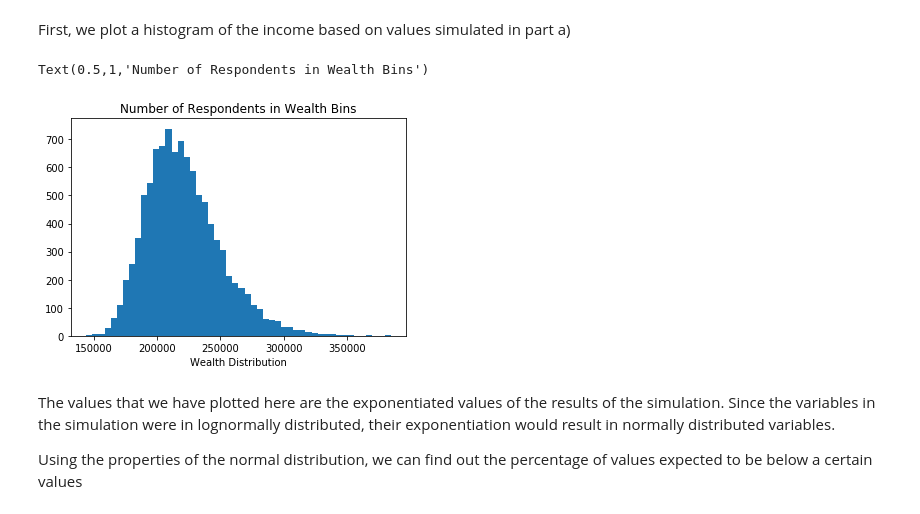
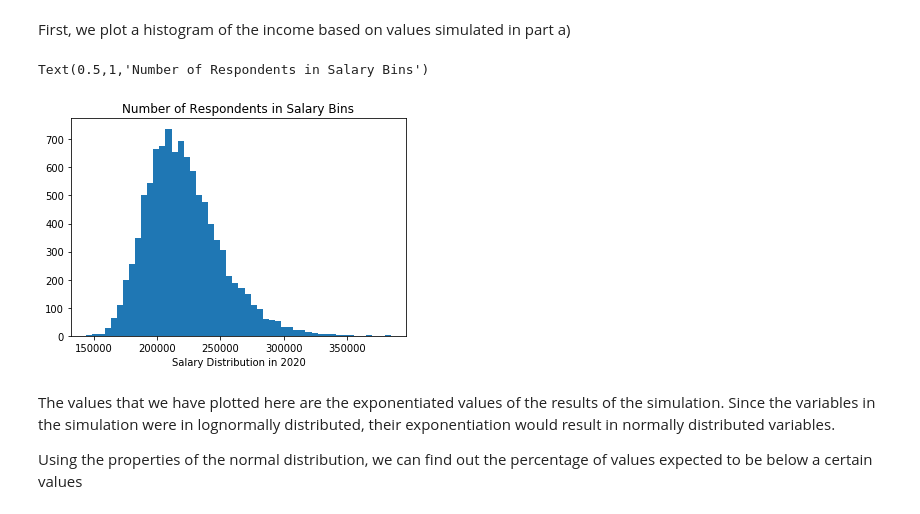
Before and after one commit to policyglot/persp-analysis_A18, a Jupyter notebook: Assignments/A3/Simulation_Exercise.ipynb, the cells around one changed output. Cells and saved outputs as stored; diff of their text form; code cells hidden in the pictures.

```diff
--- a/Assignments/A3/Simulation_Exercise.ipynb
+++ b/Assignments/A3/Simulation_Exercise.ipynb
@@ -80,11 +131,11 @@ Text(0,0.5,'Annual Salary(\\$s)')
 First, we plot a histogram of the income based on values simulated in part a)
 # %%
 plt.hist(inc_mat[0,:], bins=50)
-plt.xlabel("Wealth Distribution")
-plt.title("Number of Respondents in Wealth Bins")
+plt.xlabel("Salary Distribution in 2020")
+plt.title("Number of Respondents in Salary Bins")
 # %% [output]
-Text(0.5,1,'Number of Respondents in Wealth Bins')
+Text(0.5,1,'Number of Respondents in Salary Bins')
-[figure, old version]
+[figure, new version]
 # %% [markdown]
 The values that we have plotted here are the exponentiated values of the results of the simulation. Since the variables in the simulation were in lognormally distributed, their exponentiation would result in normally distributed variables.
 
```
Also changed, not shown: parts of 20 cells of this notebook.
